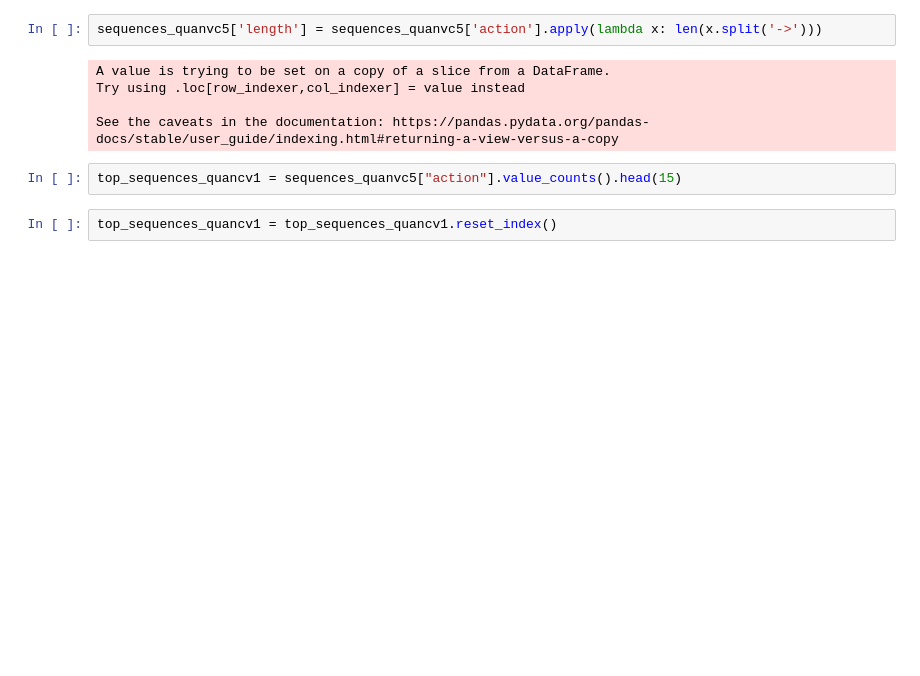
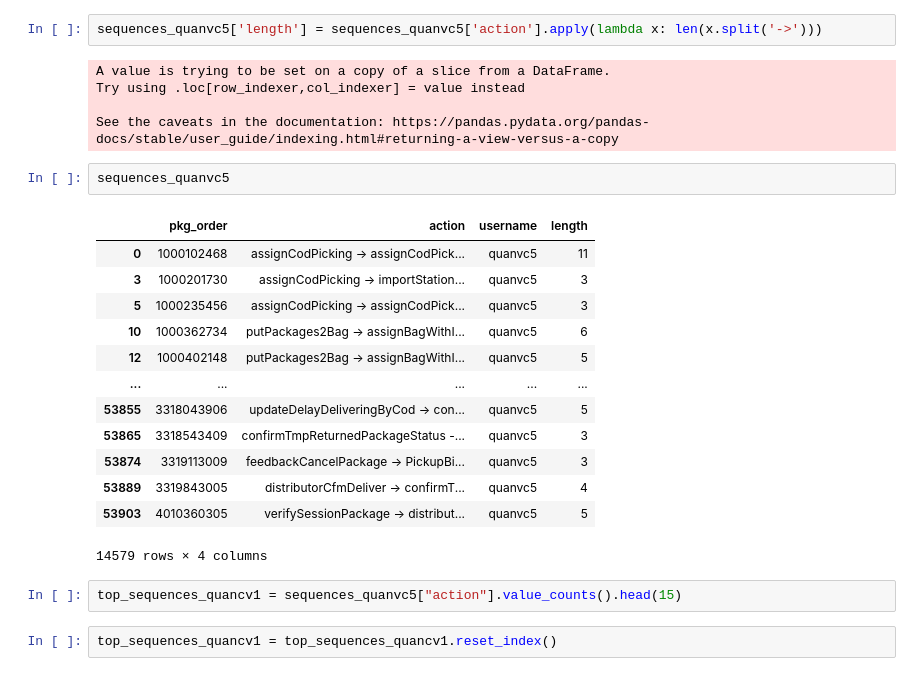
Before and after one commit to yennguyen1909/automation_action, a Jupyter notebook: report.ipynb, the cells around one changed output. Saved outputs shown, nothing was run; the diff lists cells and outputs as text; blank space fills up the shorter version.

```diff
--- a/report.ipynb
+++ b/report.ipynb
@@ -747,6 +728,22 @@ A value is trying to be set on a copy of a slice from a DataFrame.
 Try using .loc[row_indexer,col_indexer] = value instead
 
 See the caveats in the documentation: https://pandas.pydata.org/pandas-docs/stable/user_guide/indexing.html#returning-a-view-versus-a-copy
+# %%
+sequences_quanvc5
+# %% [output]
+|  | pkg_order | action | username | length |
+| 0 | 1000102468 | assignCodPicking -> assignCodPick... | quanvc5 | 11 |
+| 3 | 1000201730 | assignCodPicking -> importStation... | quanvc5 | 3 |
+| 5 | 1000235456 | assignCodPicking -> assignCodPick... | quanvc5 | 3 |
+| 10 | 1000362734 | putPackages2Bag -> assignBagWithI... | quanvc5 | 6 |
+| 12 | 1000402148 | putPackages2Bag -> assignBagWithI... | quanvc5 | 5 |
+| ... | ... | ... | ... | ... |
+| 53855 | 3318043906 | updateDelayDeliveringByCod -> con... | quanvc5 | 5 |
+| 53865 | 3318543409 | confirmTmpReturnedPackageStatus -... | quanvc5 | 3 |
+| 53874 | 3319113009 | feedbackCancelPackage -> PickupBi... | quanvc5 | 3 |
+| 53889 | 3319843005 | distributorCfmDeliver -> confirmT... | quanvc5 | 4 |
+| 53903 | 4010360305 | verifySessionPackage -> distribut... | quanvc5 | 5 |
+14579 rows × 4 columns
 # %%
 top_sequences_quancv1 = sequences_quanvc5["action"].value_counts().head(15)
 # %%
```
Also changed, not shown: parts of 16 cells of this notebook, 2 other files.
